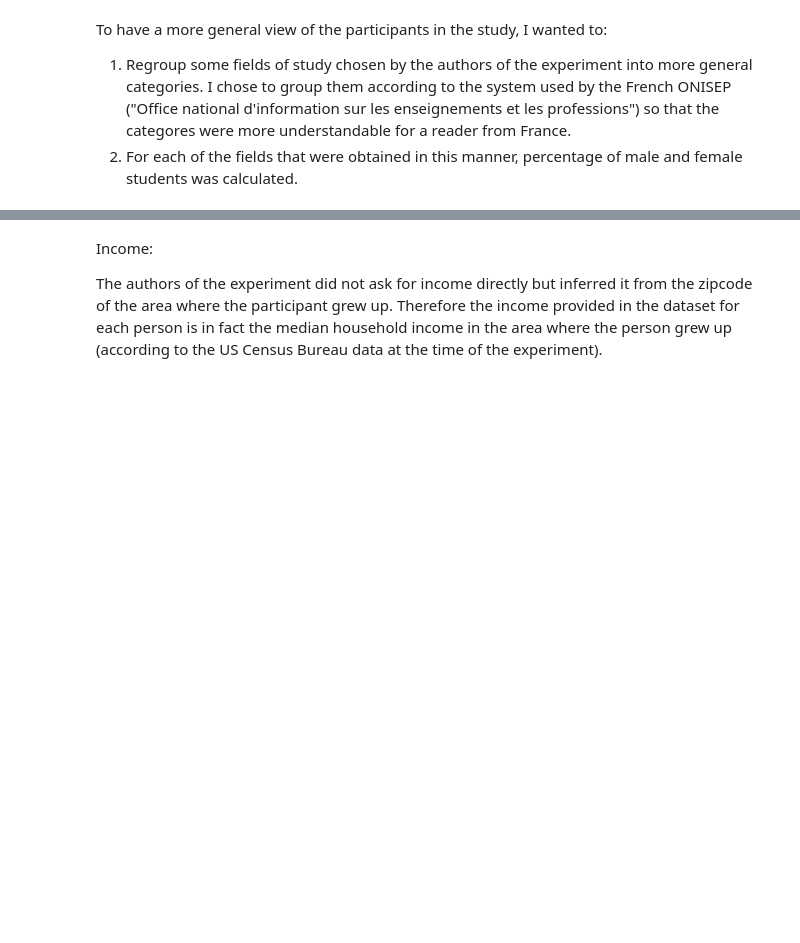
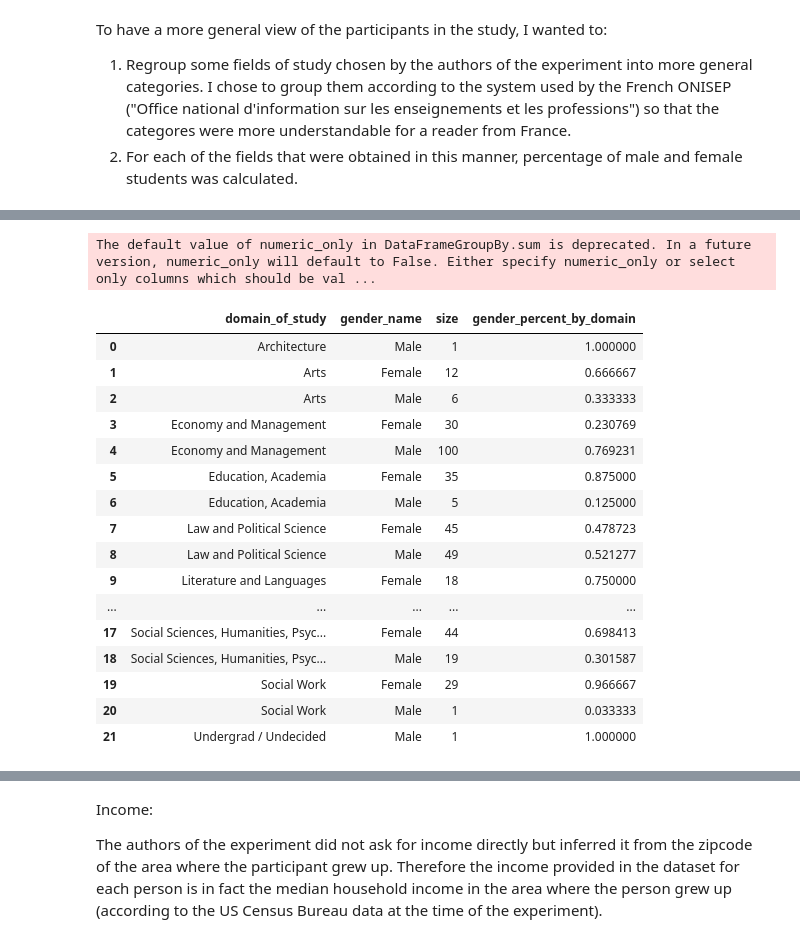
Before and after one commit to YuliyaSheichenka/Certification_Bloc_2, a Jupyter notebook: 01-Project_speed_dating_views_evolution.ipynb, the cells around one changed output, grey strips where cells are left out. Drawn from its saved outputs; the diff is of its cells as text; code cells hidden in the pictures; blank space fills up the shorter version.

```diff
--- a/01-Project_speed_dating_views_evolution.ipynb
+++ b/01-Project_speed_dating_views_evolution.ipynb
@@ -258,0 +271,3 @@ fig.show()
+# %%
+new_df = df_iid[["domain_of_study", "gender_name"]]
+new_df.head()
@@ -258,0 +329,25 @@ fig.show()
+# %%
+group_weights = new_df.groupby('domain_of_study').aggregate(sum)
+new_df['gender_percent_by_domain'] = new_df.apply(lambda row: row['size']/group_weights.loc[row['domain_of_study']][0],axis=1)
+# %% [output]
+The default value of numeric_only in DataFrameGroupBy.sum is deprecated. In a future version, numeric_only will default to False. Either specify numeric_only or select only columns which should be val ...
+# %%
+new_df
+# %% [output]
+|  | domain_of_study | gender_name | size | gender_percent_by_domain |
+| 0 | Architecture | Male | 1 | 1.000000 |
+| 1 | Arts | Female | 12 | 0.666667 |
+| 2 | Arts | Male | 6 | 0.333333 |
+| 3 | Economy and Management | Female | 30 | 0.230769 |
+| 4 | Economy and Management | Male | 100 | 0.769231 |
+| 5 | Education, Academia | Female | 35 | 0.875000 |
+| 6 | Education, Academia | Male | 5 | 0.125000 |
+| 7 | Law and Political Science | Female | 45 | 0.478723 |
+| 8 | Law and Political Science | Male | 49 | 0.521277 |
+| 9 | Literature and Languages | Female | 18 | 0.750000 |
+| ... | ... | ... | ... | ... |
+| 17 | Social Sciences, Humanities, Psyc... | Female | 44 | 0.698413 |
+| 18 | Social Sciences, Humanities, Psyc... | Male | 19 | 0.301587 |
+| 19 | Social Work | Female | 29 | 0.966667 |
+| 20 | Social Work | Male | 1 | 0.033333 |
+| 21 | Undergrad / Undecided | Male | 1 | 1.000000 |
```
Also changed, not shown: parts of 27 cells of this notebook.
